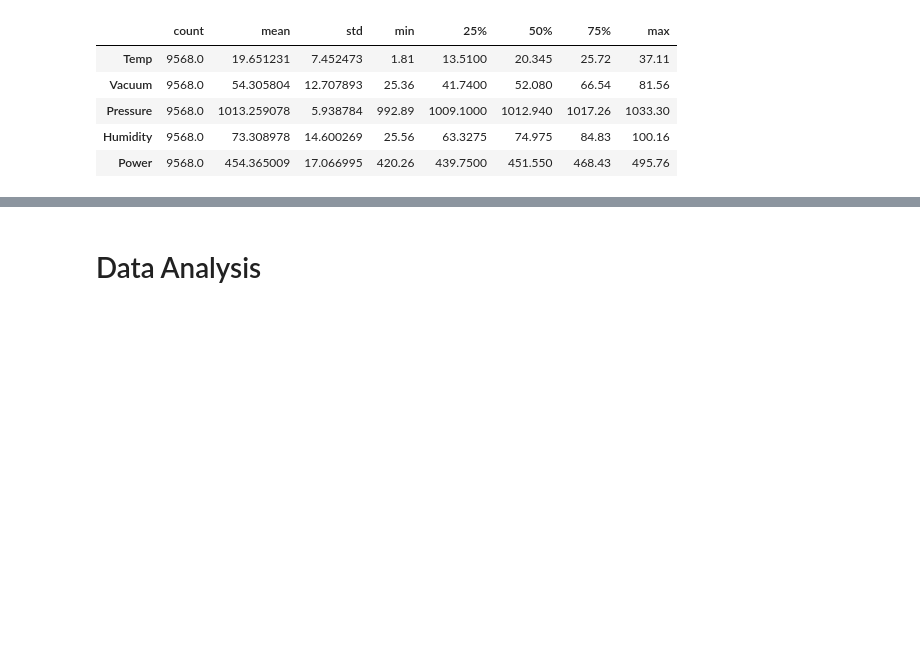
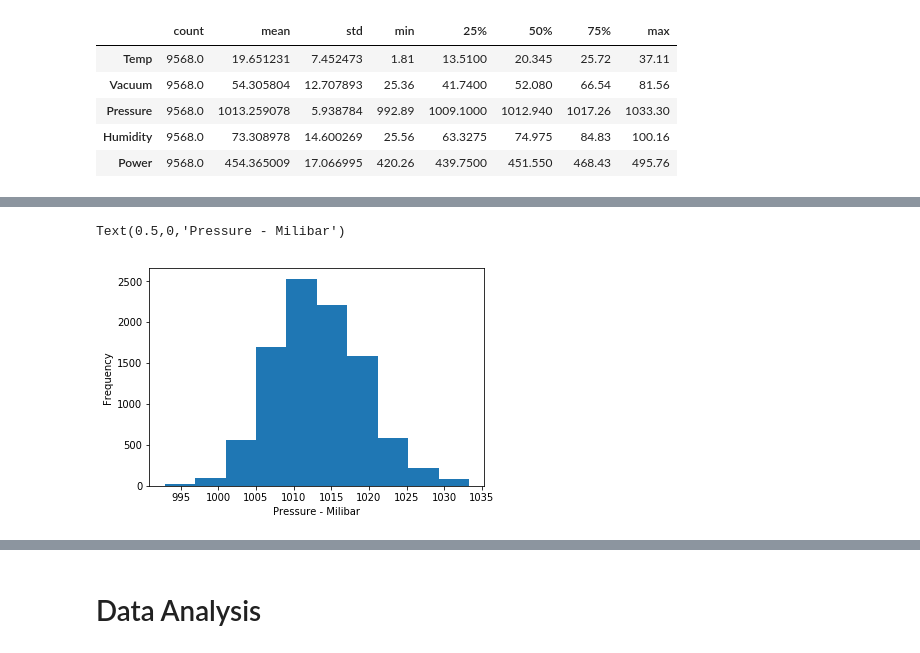
Before and after one commit to toantranct94/dtmn, a Jupyter notebook: baitap.ipynb, the cells around one changed output, grey strips where cells are left out. Cells and saved outputs as stored; diff of their text form; code cells hidden in the pictures; blank space fills up the shorter version.

```diff
--- a/baitap.ipynb
+++ b/baitap.ipynb
@@ -33,0 +44,6 @@ powerPlant.describe().T
+# %%
+ax = powerPlant['Pressure'].plot.hist()
+ax.set_xlabel('Pressure - Milibar')
+# %% [output]
+Text(0.5,0,'Pressure - Milibar')
+[figure, added]
```
Also changed, not shown: parts of 12 cells of this notebook.
